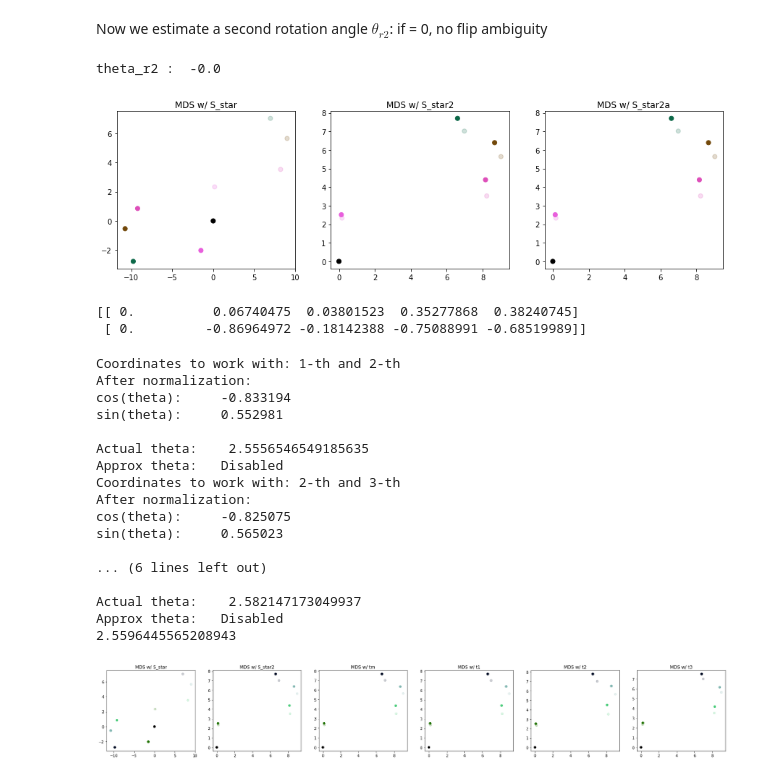
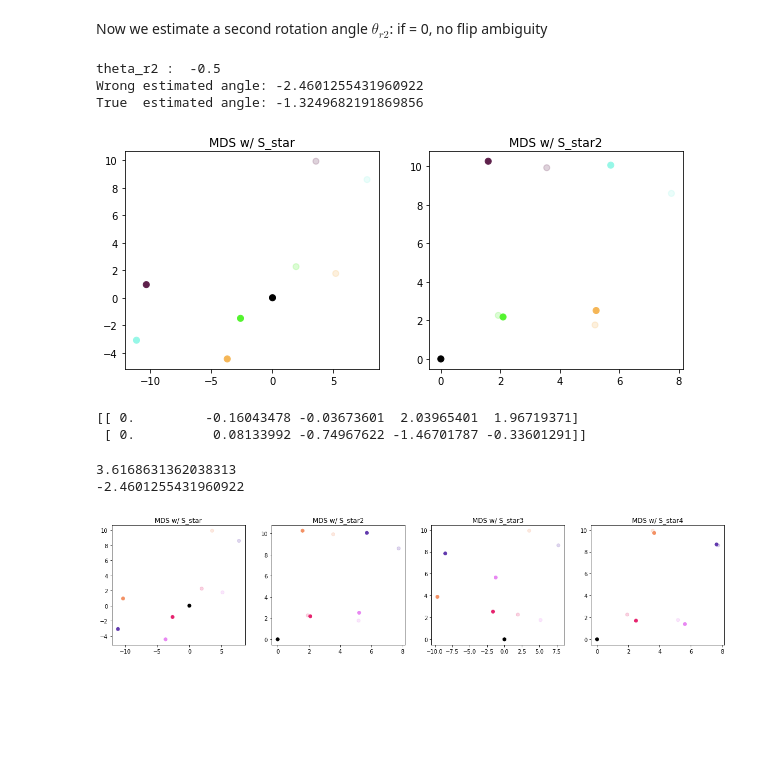
Before and after one commit to oselin/drone-pose-estimation, a Jupyter notebook: MDS.ipynb, the cells around one changed output. Saved outputs shown, nothing was run; the diff lists cells and outputs as text; code cells hidden in the pictures; blank space fills up the shorter version.

```diff
--- a/MDS.ipynb
+++ b/MDS.ipynb
@@ -186,63 +154,43 @@ Now we estimate a second rotation angle $\theta_{r2}$: if = 0, no flip ambiguity
 # %%
 theta_r2 = estimate_theta(DM2,DM_prime2,S_star2,[deltaX2,deltaY2],approx=2,verbose=0)
 print("theta_r2 : ", theta_r2)
 
 
 if (theta_r2 != 0):
   F = np.array([[-1,0],[0,1]])
 
   theta_r3 = estimate_theta(DM2,DM_prime,F@S_star,[deltaX1,deltaY1],verbose=0)
-  theta_r3_a = estimate_theta(DM2,DM_prime,F@S_star,[deltaX1,deltaY1],approx=1,verbose=0)
 
   print("Wrong estimated angle:",theta_r)
   print("True  estimated angle:", theta_r3)
 
   S_star2 = rotateMatrix(theta_r3)@F@S_star
-  S_star2a = rotateMatrix(theta_r3_a)@F@S_star
 
 
 plot_points(S,S_star  = S_star,
-              S_star2 = S_star2,
-              S_star2a = S_star2a
+              S_star2 = S_star2
             )
 print(S-S_star2)
 # %% [output]
-theta_r2 :  -0.0
+theta_r2 :  -0.5
+Wrong estimated angle: -2.4601255431960922
+True  estimated angle: -1.3249682191869856
-[figure, old version]
+[figure, new version]
-[[ 0.          0.06740475  0.03801523  0.35277868  0.38240745]
- [ 0.         -0.86964972 -0.18142388 -0.75088991 -0.68519989]]
+[[ 0.         -0.16043478 -0.03673601  2.03965401  1.96719371]
+ [ 0.          0.08133992 -0.74967622 -1.46701787 -0.33601291]]
-# %%
-a1 = estimate_theta(DM2,DM_prime,S_star,[deltaX1,deltaY1],index=1,verbose=1)
-a2 = estimate_theta(DM2,DM_prime,S_star,[deltaX1,deltaY1],index=2,verbose=1)
-a3 = estimate_theta(DM2,DM_prime,S_star,[deltaX1,deltaY1],index=3,verbose=1)
-
-theta_m = (a1+a2+a3)/3
-print(theta_m)
-# %% [output]
-Coordinates to work with: 1-th and 2-th
-After normalization:
-cos(theta):     -0.833194
-sin(theta):     0.552981
-
-Actual theta:    2.5556546549185635
-Approx theta:   Disabled
-Coordinates to work with: 2-th and 3-th
-After normalization:
-cos(theta):     -0.825075
-sin(theta):     0.565023
-
-... (6 lines left out)
-
-Actual theta:    2.582147173049937
-Approx theta:   Disabled
-2.5596445565208943
-# %%
-plot_points(S,S_star  = S_star,
-              S_star2 = S_star2,
-              tm = rotateMatrix(theta_m)@S_star,
-              t1 = rotateMatrix(a1)@S_star,
-              t2 = rotateMatrix(a2)@S_star,
-              t3 = rotateMatrix(a3)@S_star
-            )
-# %% [output]
-[figure, removed]
+# %%
+theta = LSE(DM2,DM_prime,S_star,[deltaX1,deltaY1])
+print(theta.x)
+print(theta_r)
+
+theta_f = LSE(DM2,DM_prime,F@S_star,[deltaX1,deltaY1])
+
+plot_points(S,S_star  = S_star,
+              S_star2 = S_star2,
+              S_star3 = rotateMatrix(theta.x)@F@S_star,
+              S_star4 = rotateMatrix(theta_f.x)@F@S_star
+            )
+# %% [output]
+3.6168631362038313
+-2.4601255431960922
+[figure, added]
```
Also changed, not shown: parts of 9 cells of this notebook, 4 other files.
